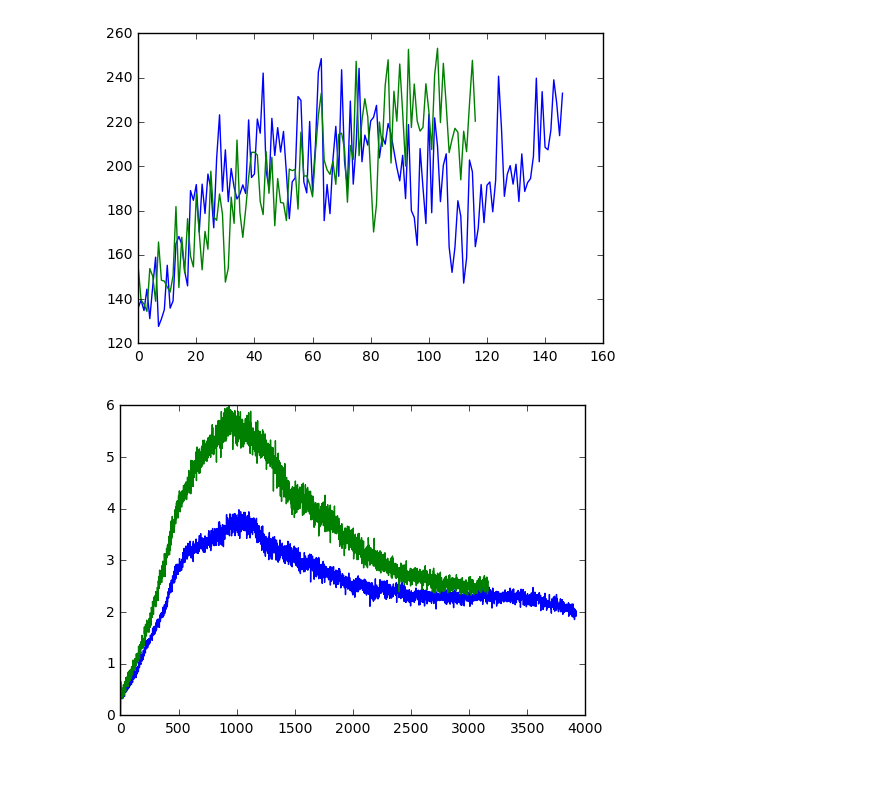
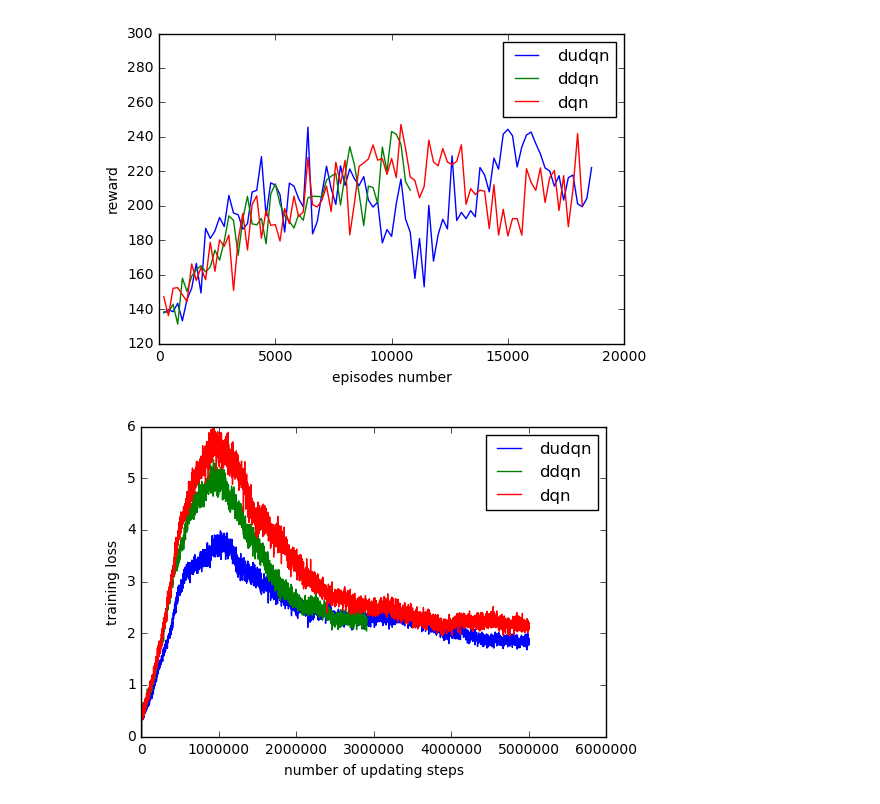
Before and after one commit to laiguokun/deep_rl, a Jupyter notebook: hw2/test.ipynb, the cells around one changed output. Saved outputs shown, nothing was run; the diff lists cells and outputs as text; code cells hidden in the pictures; blank space fills up the shorter version.

```diff
--- a/hw2/test.ipynb
+++ b/hw2/test.ipynb
@@ -1,17 +1,3 @@
 # %%
 import numpy as np
 import matplotlib.pyplot as plt
-# %%
-reward = [];
-c = 0;
-cc = 0;
-for line in open('double_dqn_reward.txt'):
-    cc += float(line.strip());
-    c += 1.0;
-    #reward.append(line.strip());
-    if (c == ):
-        reward.append(cc/c);
-        cc = 0;
-        c = 0;
-plt.plot(reward);
-plt.show()
@@ -22,7 +6,8 @@ reward = [];
 c = 0;
 cc = 0;
 label = 'training'
-interval = 100;
+interval = 200;
+x = np.arange(1,100)*200;
 for line in open('dueldqn_reward.txt'):
     words = line.strip().split(' ');
     if (words[0] == label):
@@ -33,7 +18,21 @@ for line in open('dueldqn_reward.txt'):
             reward.append(cc/c);
             cc = 0;
             c = 0;
-plt.plot(reward);
+plt.plot(x[0:len(reward)], reward, label = 'dudqn');
+c = 0;
+cc = 0;
+reward = [];
+for line in open('ddqn_reward.txt'):
+    words = line.strip().split(' ');
+    if (words[0] == label):
+        cc += float(words[1]);
+        c += 1.0;
+        #reward.append(line.strip());
+        if (c == interval):
+            reward.append(cc/c);
+            cc = 0;
+            c = 0;
+plt.plot(x[0:len(reward)],reward,label = 'ddqn');
 reward = [];
 c = 0;
 cc = 0;
@@ -47,36 +46,57 @@ for line in open('dqn_reward.txt'):
             reward.append(cc/c);
             cc = 0;
             c = 0;
-plt.plot(reward);
+plt.plot(x[0:len(reward)], reward,label = 'dqn');
+plt.legend()
+plt.ylim(120,300)
+plt.ylabel('reward');
+plt.xlabel('episodes number')
 #print(reward);
 plt.show()
 # %% [output]
-[figure, old version]
+[figure, new version]
 # %%
 reward = [];
 c = 0;
 cc = 0;
+x = np.arange(1,5100)*1000;
 for line in open('dueldqn_loss.txt'):
     cc += float(line.strip());
     c += 1.0;
     #reward.append(line.strip());
     if (c == 1):
         reward.append(cc/c);
         cc = 0;
         c = 0;
-plt.plot(reward);
+plt.plot(x[0:len(reward)],reward,label = 'dudqn');
+c = 0;
+cc = 0;
+reward = [];
+for line in open('ddqn_loss.txt'):
+    cc += float(line.strip());
+    c += 1.0;
+    #reward.append(line.strip());
+    if (c == 1):
+        reward.append(cc/c);
+        cc = 0;
+        c = 0;
+plt.plot(x[0:len(reward)],reward,label = 'ddqn');
 c = 0;
 cc = 0;
 reward = [];
 for line in open('dqn_loss.txt'):
     cc += float(line.strip());
     c += 1.0;
     #reward.append(line.strip());
     if (c == 1):
         reward.append(cc/c);
         cc = 0;
         c = 0;
-plt.plot(reward);
+plt.plot(x[0:len(reward)],reward,label = 'dqn');
+plt.legend()
+plt.ylabel('training loss');
+plt.xlabel('number of updating steps')
+#print(reward);
 plt.show()
 # %% [output]
-[figure, old version]
+[figure, new version]
```
Also changed, not shown: parts of 3 cells of this notebook, 29 other files.
